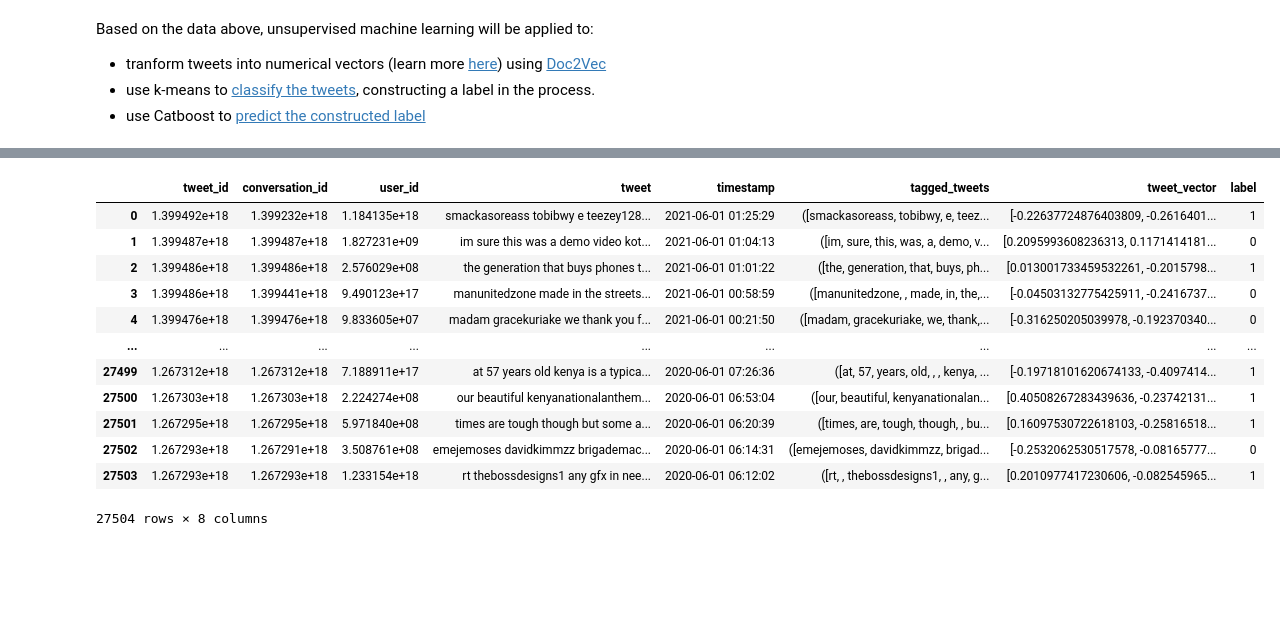
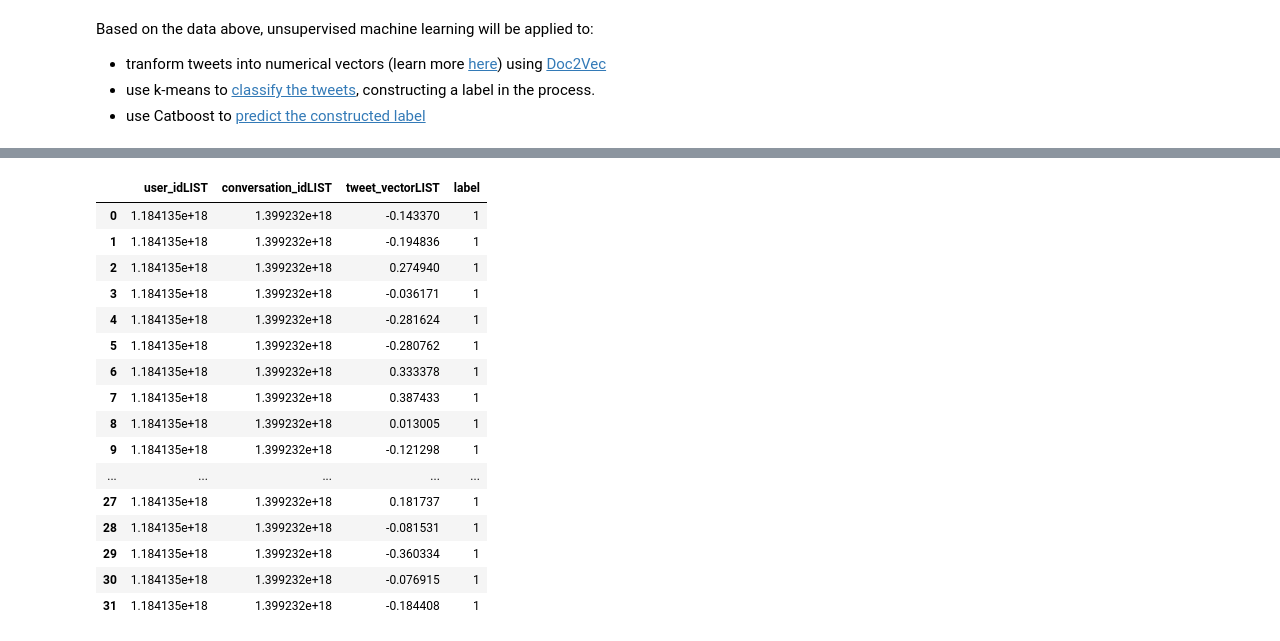
Before and after one commit to CeeThinwa/Delta-Analytics-2021-CT-Project, a Jupyter notebook: KOT EDA.ipynb, the cells around one changed output, grey strips where cells are left out. Cells and saved outputs as stored; diff of their text form; code cells hidden in the pictures; blank space fills up the shorter version.

```diff
--- a/KOT EDA.ipynb
+++ b/KOT EDA.ipynb
@@ -704 +726,28 @@ model_data
 27504 rows × 7 columns
+# %%
+user_idLIST = []
+for id in model_data.user_id:
+    i=0
+    for i in range(32):
+        user_idLIST.append(id)
+        i+=1
+print('\n',len(user_idLIST),'\n')
+print(user_idLIST[0:32],'\n','\n')
+
+conversation_idLIST = []
+for id in model_data.conversation_id:
+    i=0
+    for i in range(32):
+        conversation_idLIST.append(id)
+        i+=1
+print(len(conversation_idLIST),'\n')
+print(conversation_idLIST[0:32],'\n','\n')
+
+#tweet_vectorLIST = kmeans_data.tweet_vector.flatten()
+#print(kmeans_data.tweet_vector[0])
+#tweet_vectorLIST[1:32]
+print(len(np.array(tweet_vec).flatten()),'\n')
+print(list(np.array(tweet_vec).flatten())[0:32],'\n')
+print(model_data.tweet_vector[0],'\n')
+print(list(np.array(tweet_vec).flatten())[32:64],'\n')
+print(model_data.tweet_vector[1])
@@ -704,0 +774,6 @@ model_data
+# %%
+kmeans_data = pd.DataFrame()
+kmeans_data['user_idLIST'] = pd.Series(user_idLIST)
+kmeans_data['conversation_idLIST'] = pd.Series(conversation_idLIST)
+kmeans_data['tweet_vectorLIST'] = pd.Series(np.array(tweet_vec).flatten())
+kmeans_data
@@ -705,22 +794,23 @@ model_data
 # %%
-#!pip install sklearn
-from sklearn.cluster import KMeans
+kmeans = KMeans(n_clusters=2, random_state=0).fit(kmeans_data) # classify data into 2 pools based on document vectors
+kmeans_data['label'] = pd.Series(kmeans.labels_)
 
-kmeans = KMeans(n_clusters=2, random_state=0).fit(tweet_vec) # classify data into 2 pools based on document vectors
-model_data['label'] = pd.Series(kmeans.labels_)
-
-model_data
+kmeans_data.head(32)
 # %% [output]
-|  | tweet_id | conversation_id | user_id | tweet | timestamp | tagged_tweets | tweet_vector | label |
-| 0 | 1.399492e+18 | 1.399232e+18 | 1.184135e+18 | smackasoreass tobibwy e teezey128... | 2021-06-01 01:25:29 | ([smackasoreass, tobibwy, e, teez... | [-0.22637724876403809, -0.2616401... | 1 |
-| 1 | 1.399487e+18 | 1.399487e+18 | 1.827231e+09 | im sure this was a demo video kot... | 2021-06-01 01:04:13 | ([im, sure, this, was, a, demo, v... | [0.2095993608236313, 0.1171414181... | 0 |
-| 2 | 1.399486e+18 | 1.399486e+18 | 2.576029e+08 | the generation that buys phones t... | 2021-06-01 01:01:22 | ([the, generation, that, buys, ph... | [0.013001733459532261, -0.2015798... | 1 |
-| 3 | 1.399486e+18 | 1.399441e+18 | 9.490123e+17 | manunitedzone made in the streets... | 2021-06-01 00:58:59 | ([manunitedzone, , made, in, the,... | [-0.04503132775425911, -0.2416737... | 0 |
-| 4 | 1.399476e+18 | 1.399476e+18 | 9.833605e+07 | madam gracekuriake we thank you f... | 2021-06-01 00:21:50 | ([madam, gracekuriake, we, thank,... | [-0.316250205039978, -0.192370340... | 0 |
-| ... | ... | ... | ... | ... | ... | ... | ... | ... |
-| 27499 | 1.267312e+18 | 1.267312e+18 | 7.188911e+17 | at 57 years old kenya is a typica... | 2020-06-01 07:26:36 | ([at, 57, years, old, , , kenya, ... | [-0.19718101620674133, -0.4097414... | 1 |
-| 27500 | 1.267303e+18 | 1.267303e+18 | 2.224274e+08 | our beautiful kenyanationalanthem... | 2020-06-01 06:53:04 | ([our, beautiful, kenyanationalan... | [0.40508267283439636, -0.23742131... | 1 |
-| 27501 | 1.267295e+18 | 1.267295e+18 | 5.971840e+08 | times are tough though but some a... | 2020-06-01 06:20:39 | ([times, are, tough, though, , bu... | [0.16097530722618103, -0.25816518... | 1 |
-| 27502 | 1.267293e+18 | 1.267291e+18 | 3.508761e+08 | emejemoses davidkimmzz brigademac... | 2020-06-01 06:14:31 | ([emejemoses, davidkimmzz, brigad... | [-0.2532062530517578, -0.08165777... | 0 |
-| 27503 | 1.267293e+18 | 1.267293e+18 | 1.233154e+18 | rt thebossdesigns1 any gfx in nee... | 2020-06-01 06:12:02 | ([rt, , thebossdesigns1, , any, g... | [0.2010977417230606, -0.082545965... | 1 |
+|  | user_idLIST | conversation_idLIST | tweet_vectorLIST | label |
+| 0 | 1.184135e+18 | 1.399232e+18 | -0.143370 | 1 |
+| 1 | 1.184135e+18 | 1.399232e+18 | -0.194836 | 1 |
+| 2 | 1.184135e+18 | 1.399232e+18 | 0.274940 | 1 |
+| 3 | 1.184135e+18 | 1.399232e+18 | -0.036171 | 1 |
+| 4 | 1.184135e+18 | 1.399232e+18 | -0.281624 | 1 |
+| 5 | 1.184135e+18 | 1.399232e+18 | -0.280762 | 1 |
+| 6 | 1.184135e+18 | 1.399232e+18 | 0.333378 | 1 |
+| 7 | 1.184135e+18 | 1.399232e+18 | 0.387433 | 1 |
+| 8 | 1.184135e+18 | 1.399232e+18 | 0.013005 | 1 |
+| 9 | 1.184135e+18 | 1.399232e+18 | -0.121298 | 1 |
+| ... | ... | ... | ... | ... |
+| 27 | 1.184135e+18 | 1.399232e+18 | 0.181737 | 1 |
+| 28 | 1.184135e+18 | 1.399232e+18 | -0.081531 | 1 |
+| 29 | 1.184135e+18 | 1.399232e+18 | -0.360334 | 1 |
+| 30 | 1.184135e+18 | 1.399232e+18 | -0.076915 | 1 |
+| 31 | 1.184135e+18 | 1.399232e+18 | -0.184408 | 1 |
-27504 rows × 8 columns
```
Also changed, not shown: parts of 12 cells of this notebook.
